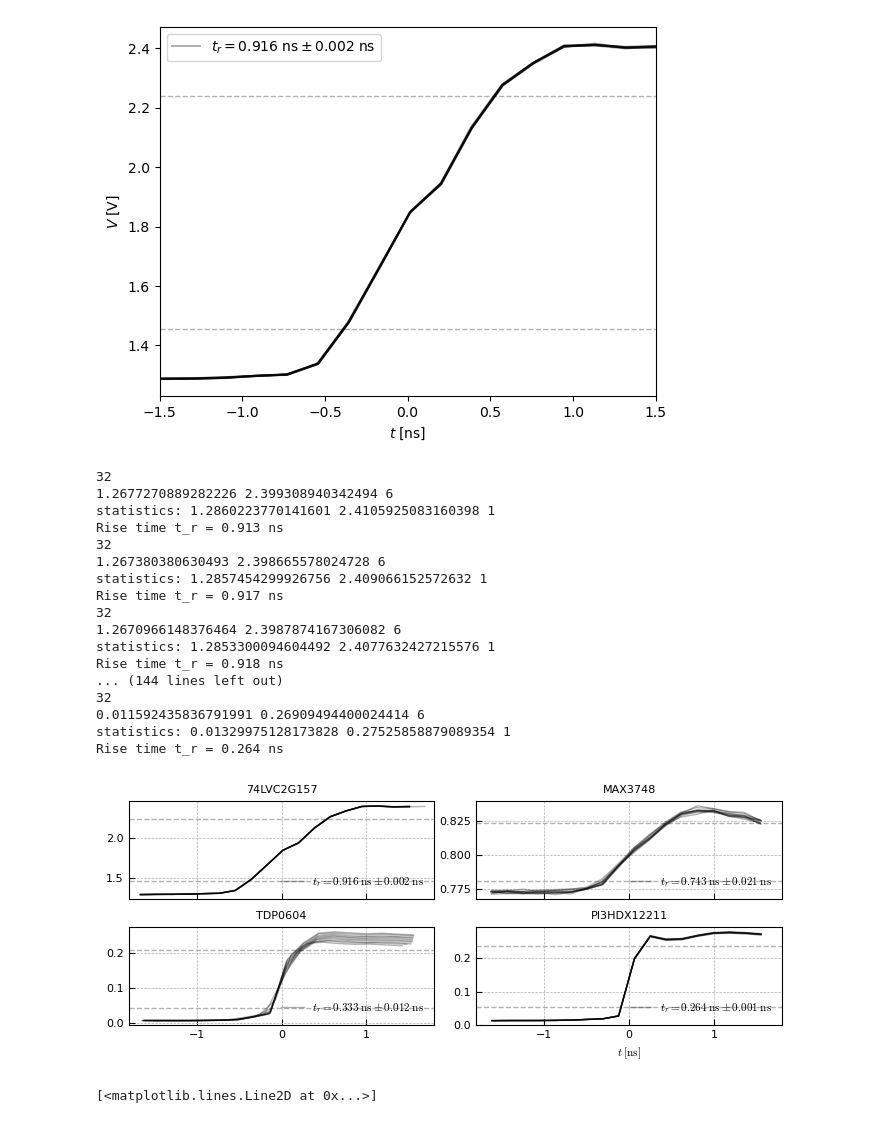
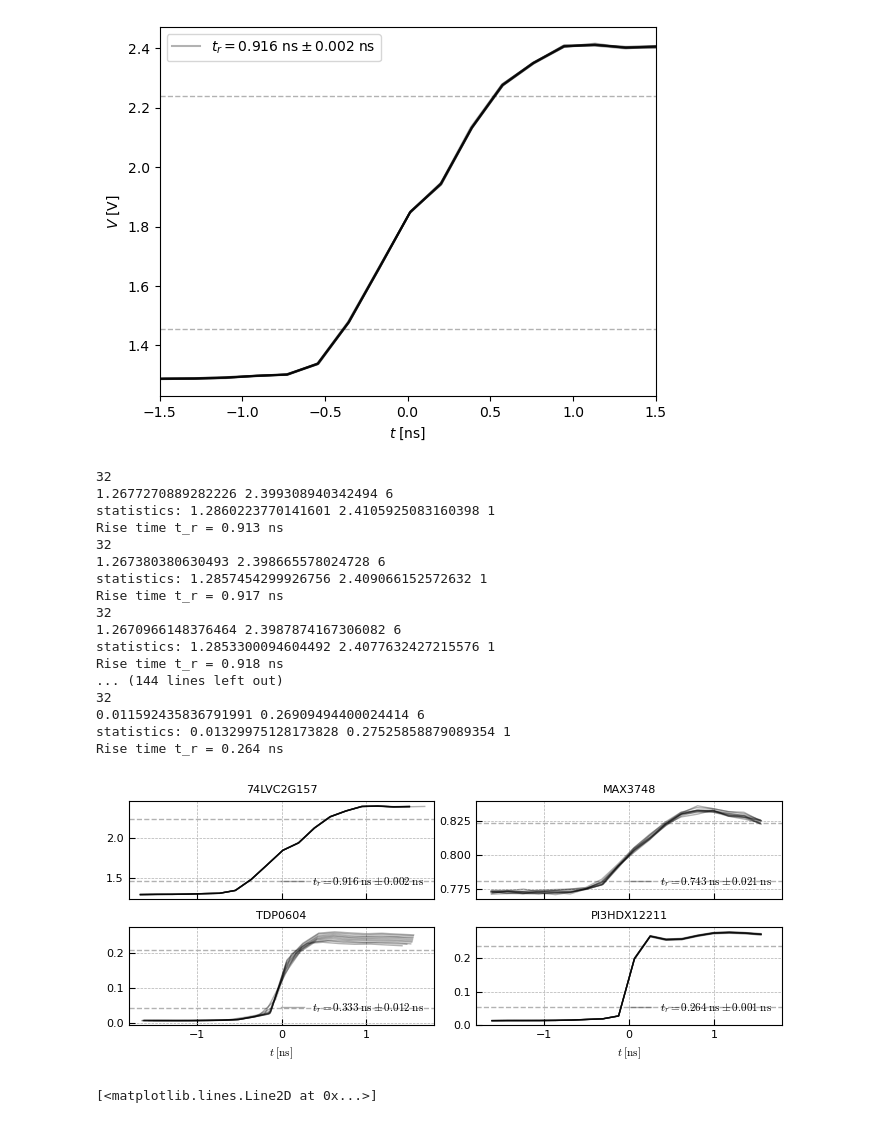
Before and after one commit to jaseg/sampling-mesh-monitor, a Jupyter notebook: risetime_measurements/Risetime-stdev.ipynb, the cells around one changed output. Drawn from its saved outputs; the diff is of its cells as text; code cells hidden in the pictures.

```diff
--- a/risetime_measurements/Risetime-stdev.ipynb
+++ b/risetime_measurements/Risetime-stdev.ipynb
@@ -199,7 +199,6 @@ with plt.rc_context({
 
     axs[0].set_xlabel(None)
     axs[1].set_xlabel(None)
-    axs[2].set_xlabel(None)
 
     # axs[0].set_title('74LVC1G157 MUX Gate with Complimentary Outputs')
     # axs[1].set_title('MAX3748 Optical Network Limiting Amplifier')
@@ -213,34 +212,34 @@ with plt.rc_context({
 
     for ax in axs:
         ax.get_legend().set_loc('lower right')
 
     # Only do this on the last axis because of sharex=True
     ax.set_xlim([-1.8, 1.8])
 
     #for ax in axs:
     #    ax.grid()
     fig.tight_layout()
 
 fig.savefig('../paper/fig_edge_risetime.pdf')
 # %% [output]
 32
 1.2677270889282226 2.399308940342494 6
 statistics: 1.2860223770141601 2.4105925083160398 1
 Rise time t_r = 0.913 ns
 32
 1.267380380630493 2.398665578024728 6
 statistics: 1.2857454299926756 2.409066152572632 1
 Rise time t_r = 0.917 ns
 32
 1.2670966148376464 2.3987874167306082 6
 statistics: 1.2853300094604492 2.4077632427215576 1
 Rise time t_r = 0.918 ns
 ... (144 lines left out)
 32
 0.011592435836791991 0.26909494400024414 6
 statistics: 0.01329975128173828 0.27525858879089354 1
 Rise time t_r = 0.264 ns
-[figure, old version]
+[figure, new version]
 # %%
 
 # just out of curiousity:
```
Also changed, not shown: 2 other files.
